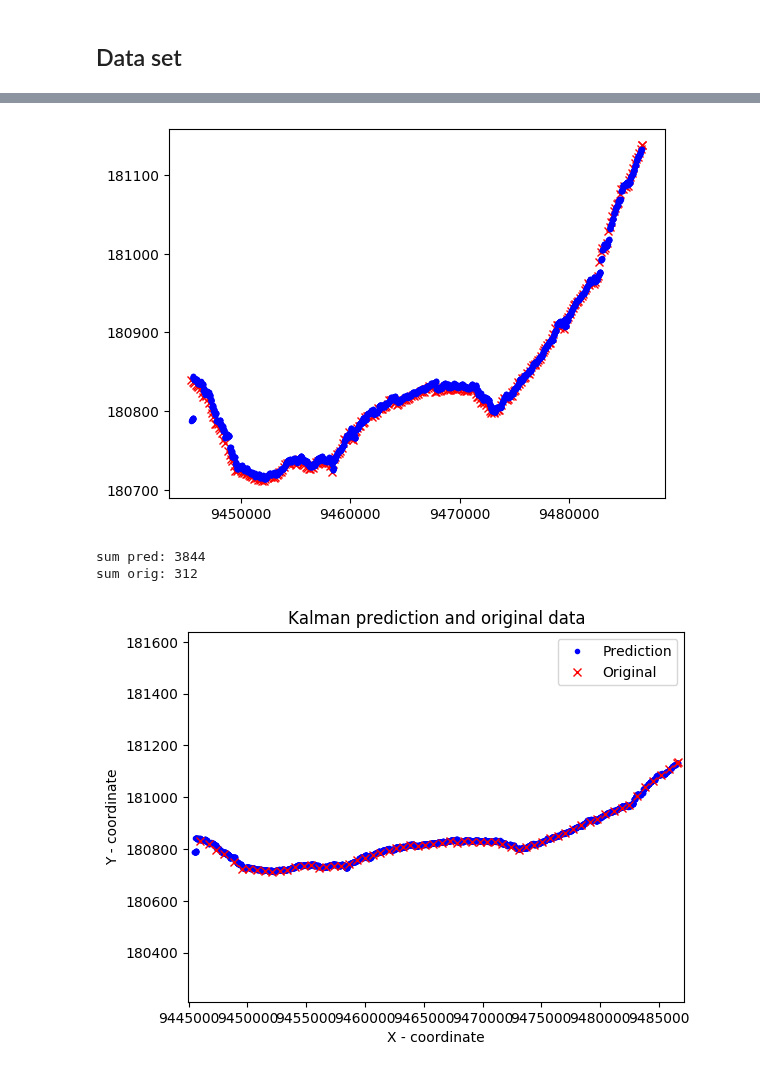
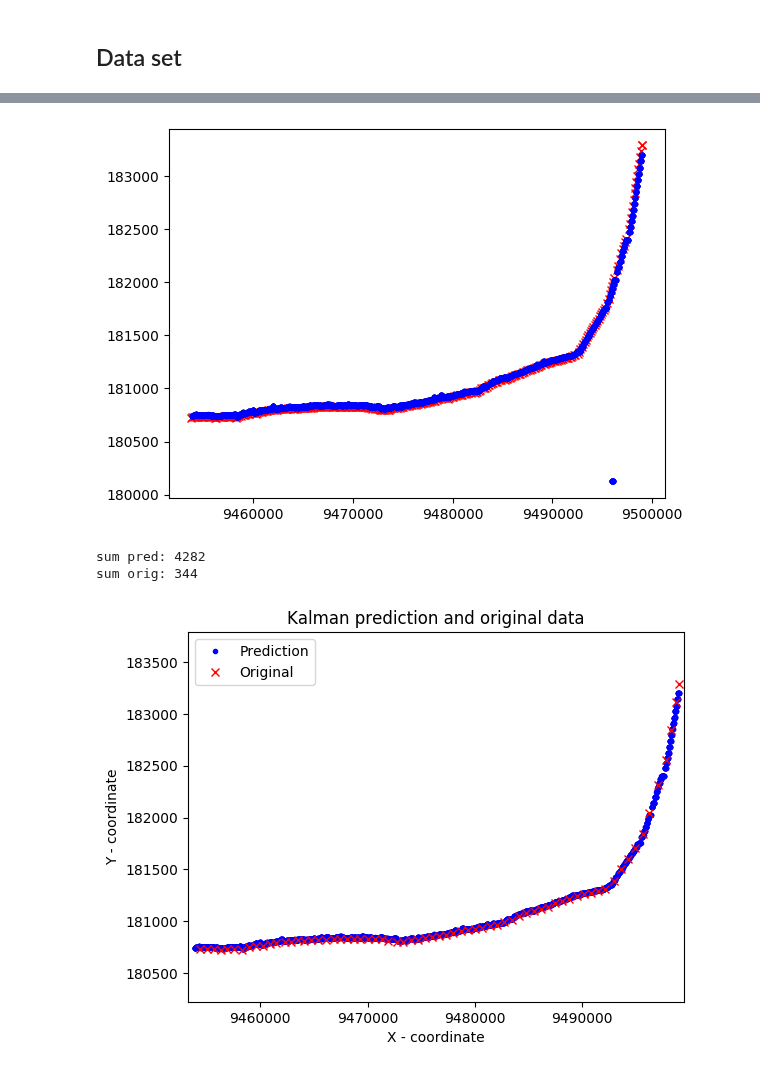
Before and after one commit to cnburger/AIS_KalmanFilter, a Jupyter notebook: SubsamplingTrajectory.ipynb, the cells around one changed output, grey strips where cells are left out. Cells and saved outputs as stored; diff of their text form; code cells hidden in the pictures.

```diff
--- a/SubsamplingTrajectory.ipynb
+++ b/SubsamplingTrajectory.ipynb
@@ -14,7 +14,7 @@ mpl.rcParams.update(mpl.rcParamsDefault)
 # %% [markdown]
 ## Importing dataset:
 # %%
-MMSI636092331 = pd.read_csv(r"MMSI636092331.csv")
+MMSI636092331 = pd.read_csv(r"MMSI636092331.csv", )
 MMSI636092331
 # %% [output]
 |  | mmsi | lat | long | sog | rot | cog | datetimestamp |
@@ -188,10 +173,3 @@ def extract_long_lat_covariance(mat_in):
 
     result = np.array([[Var1,Cov12],[Cov12,Var2]])
     return result
-# %%
-var_lat = np.var(pd_final['lat'])
-var_long = np.var(pd_final['long'])
-covar = np.cov(pd_final['lat'],pd_final['long'])[0][1]
-print('varlat',var_lat)
-print('varlong',var_long)
-print('covar:', covar)
@@ -202,9 +176,9 @@ covar: -237917.096445377
 # %% [markdown]
 ### Reducing, converting the data and subsample the trac
 # %%
-kkkkk = trim_data(MMSI636092331,0.2,0.55,4)
+kkkkk = trim_data(MMSI636092331,0.45,0.56,1)
 pd_final=  copy.deepcopy(convert_dataset(kkkkk.reset_index(drop = True))) #convert the given data as if it was new
-print(pd_final.head())
+
 #plot - to show extracted trajectory
 plt.plot(pd_final['lat'],pd_final['long'], 'b.')
 plt.show()
@@ -372,7 +335,7 @@ def myKalman(pd_final, R,Q,P_k):
 ## Data set
 # %%
 
-kkkkk = trim_data(MMSI636092331,0.48,0.58,2)
+kkkkk = trim_data(MMSI636092331,0.45,0.56,2)
 pd_final=  copy.deepcopy(convert_dataset(kkkkk.reset_index(drop = True))) #convert the given data as if it was new
 
 #plot - to show extracted trajectory
@@ -383,42 +346,41 @@ plt.show()
 # %%
 a_x_var = 0.0000288638283
 a_y_var = 0.0000289287
 var_lat = np.var(pd_final['lat'])
 var_long = np.var(pd_final['long'])
 
 P_k = np.array([[np.sqrt(var_lat)],
                 [np.sqrt(var_long)],
                 [np.sqrt(a_x_var)],
                 [np.sqrt(a_y_var)]]
               ).dot(np.transpose(
     np.array([[np.sqrt(var_lat)],
               [np.sqrt(var_long)],
                 [np.sqrt(a_x_var)],
                 [np.sqrt(a_y_var)]]
             )))
 
-# P_k = np.array([[1000000],
-#                 [100000],
-#                 [0.03],a
-#                 [0.03]]
-#               ).dot(np.transpose(
-#     np.array([[10000],
-#               [10000],
-#                 [0.03],
-#                 [0.03]]
-#             )))
-
+P_k = np.array([[50],
+                [50],
+                [0.3],
+                [0.3]]
+              ).dot(np.transpose(
+    np.array([[50],
+              [50],
+                [0.3],
+                [0.3]]
+            )))
 Q = copy.deepcopy(P_k)
 
 R = np.diag(np.array([100,100,0.0009,0.000001]))
 
 
 myKalman(pd_final, R,Q,P_k)
 # %% [output]
-[figure, old version]
+[figure, new version]
-sum pred: 3844
-sum orig: 312
+sum pred: 4282
+sum orig: 344
-[figure, old version]
+[figure, new version]
 # %%
 plt.plot(np.arange(0,len(ax_arr)),ax_arr)
 plt.plot(np.arange(0,len(ax_arr)),ay_arr)
```
Also changed, not shown: parts of 11 cells of this notebook, 1 other file.
